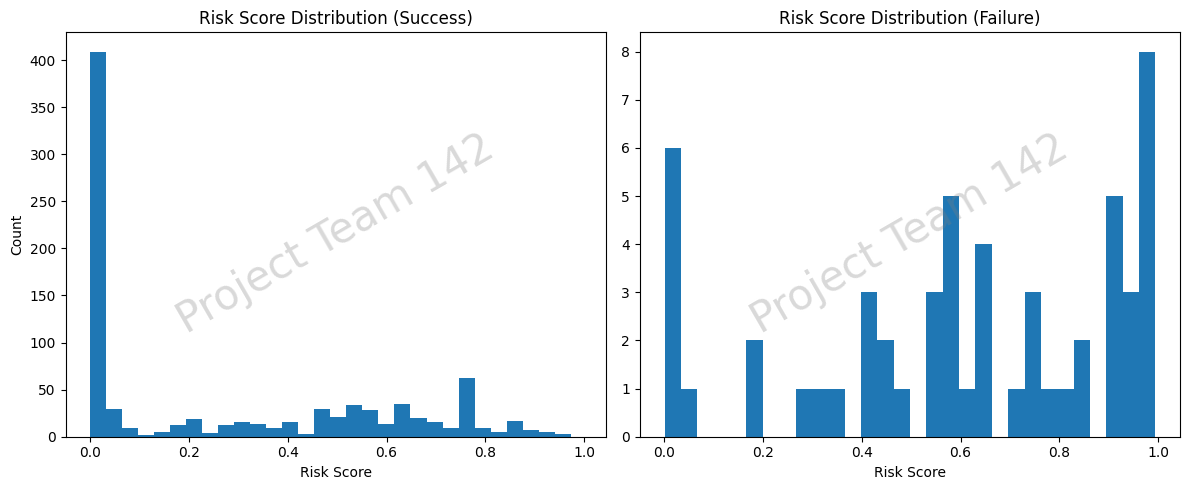
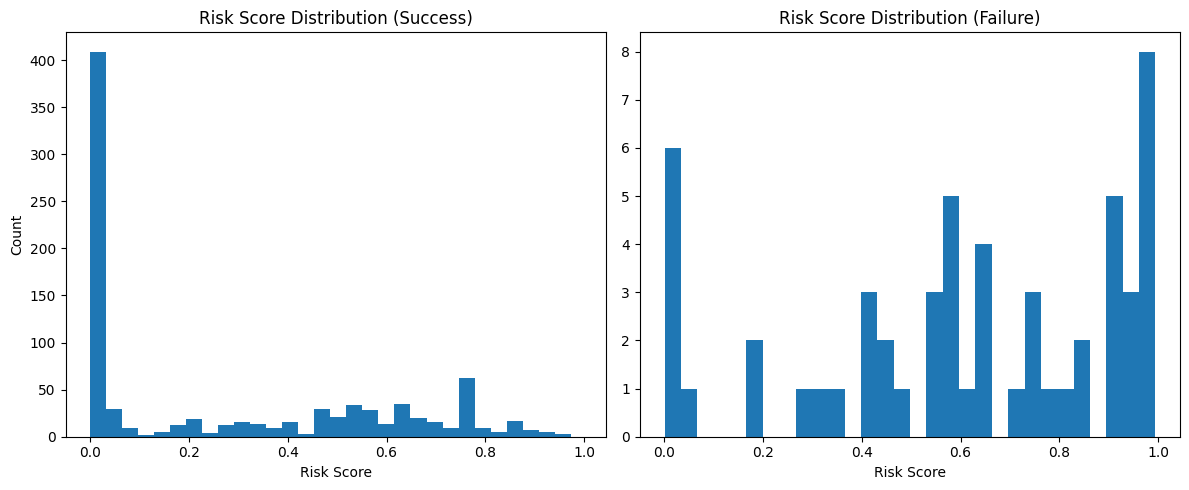
The notebook cell's code change between the first figure and the second:
--- before
+++ after
@@ -13,5 +13,5 @@
 axes[0].set_xlabel("Risk Score")
 axes[0].set_ylabel("Count")
-axes[0].text(0.5, 0.5, 'Project Team 142', fontsize=30, color='gray', alpha=0.3, ha='center', va='center', rotation=30, transform=axes[0].transAxes)
+#axes[0].text(0.5, 0.5, 'Project Team 142', fontsize=30, color='gray', alpha=0.3, ha='center', va='center', rotation=30, transform=axes[0].transAxes)
 
 # Failure distribution
@@ -22,5 +22,5 @@
 axes[1].set_title("Risk Score Distribution (Failure)")
 axes[1].set_xlabel("Risk Score")
-axes[1].text(0.5, 0.5, 'Project Team 142', fontsize=30, color='gray', alpha=0.3, ha='center', va='center', rotation=30, transform=axes[1].transAxes)
+#axes[1].text(0.5, 0.5, 'Project Team 142', fontsize=30, color='gray', alpha=0.3, ha='center', va='center', rotation=30, transform=axes[1].transAxes)
 
 plt.tight_layout()

Commit: non watermark plots